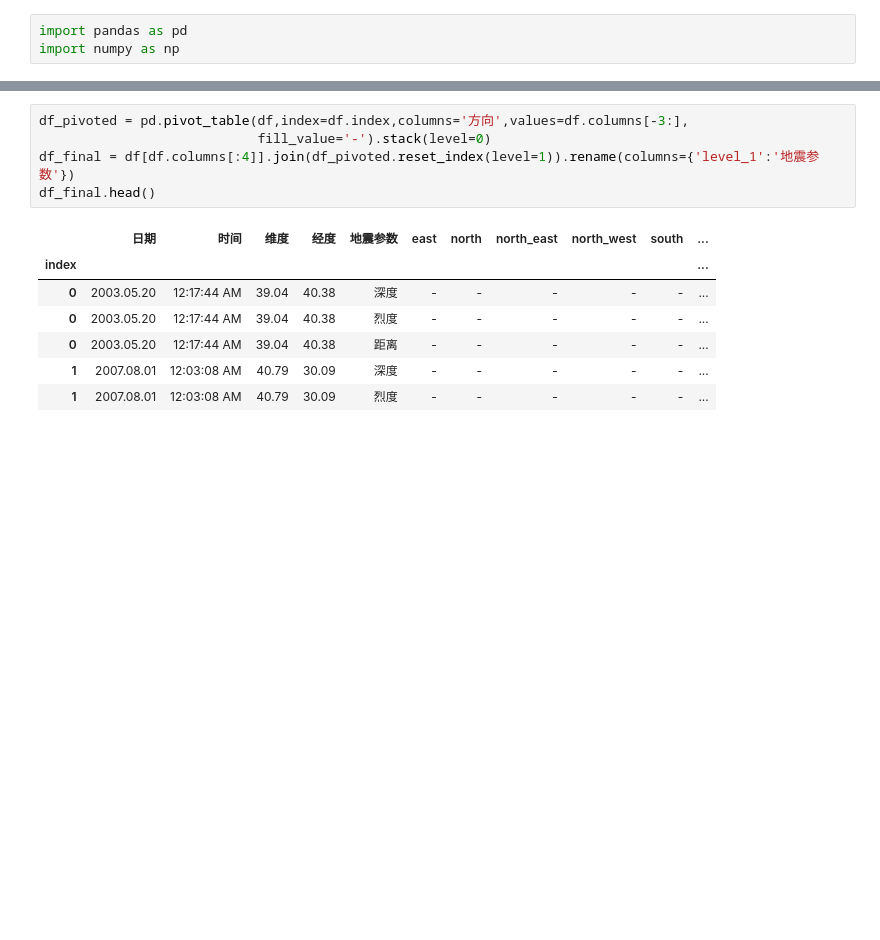
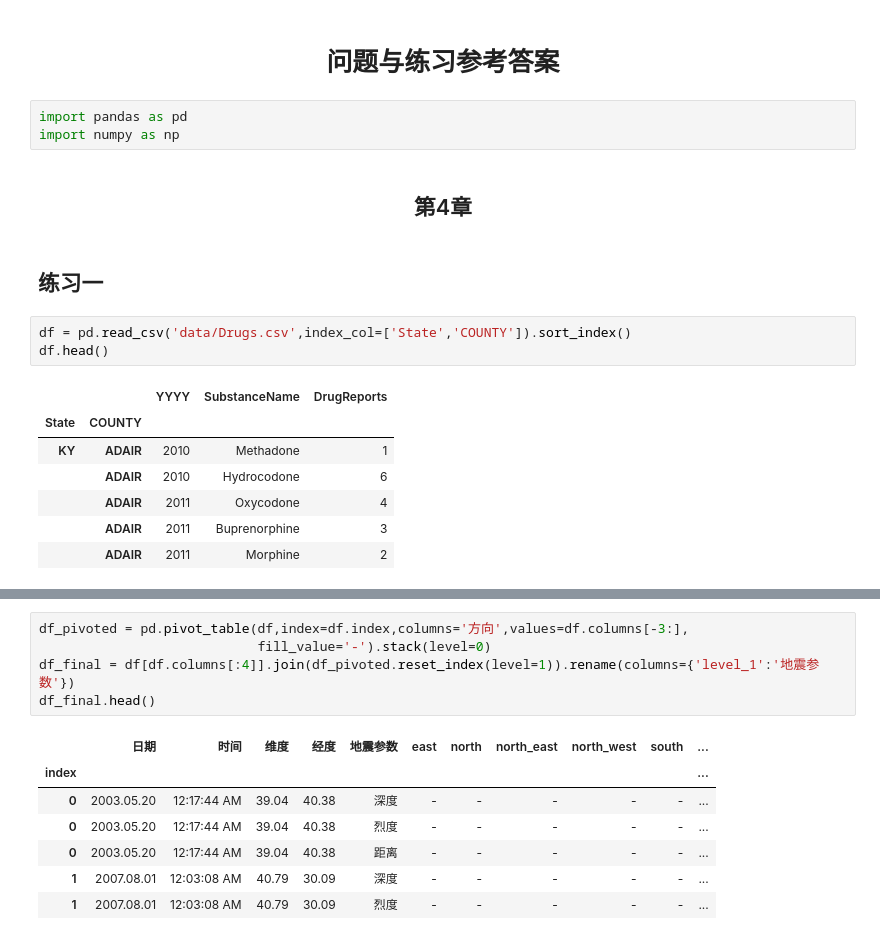
Before and after one commit to datawhalechina/joyful-pandas, a Jupyter notebook: 问题与练习参考答案.ipynb, the cells around one changed output, grey strips where cells are left out. Cells and saved outputs as stored; diff of their text form; blank space fills up the shorter version.

```diff
--- a/问题与练习参考解答.ipynb
+++ b/问题与练习参考答案.ipynb
@@ -1,3 +1,20 @@
+# %% [markdown]
+<h1><center>问题与练习参考答案</center></h1>
 # %%
 import pandas as pd
 import numpy as np
+# %% [markdown]
+<h2><center>第4章</center></h2>
+# %% [markdown]
+## 练习一
+# %%
+df = pd.read_csv('data/Drugs.csv',index_col=['State','COUNTY']).sort_index()
+df.head()
+# %% [output]
+|  |  | YYYY | SubstanceName | DrugReports |
+| State | COUNTY |  |  |  |
+| KY | ADAIR | 2010 | Methadone | 1 |
+|  | ADAIR | 2010 | Hydrocodone | 6 |
+|  | ADAIR | 2011 | Oxycodone | 4 |
+|  | ADAIR | 2011 | Buprenorphine | 3 |
+|  | ADAIR | 2011 | Morphine | 2 |
```
Also changed, not shown: parts of 6 cells of this notebook, 7 other files.
